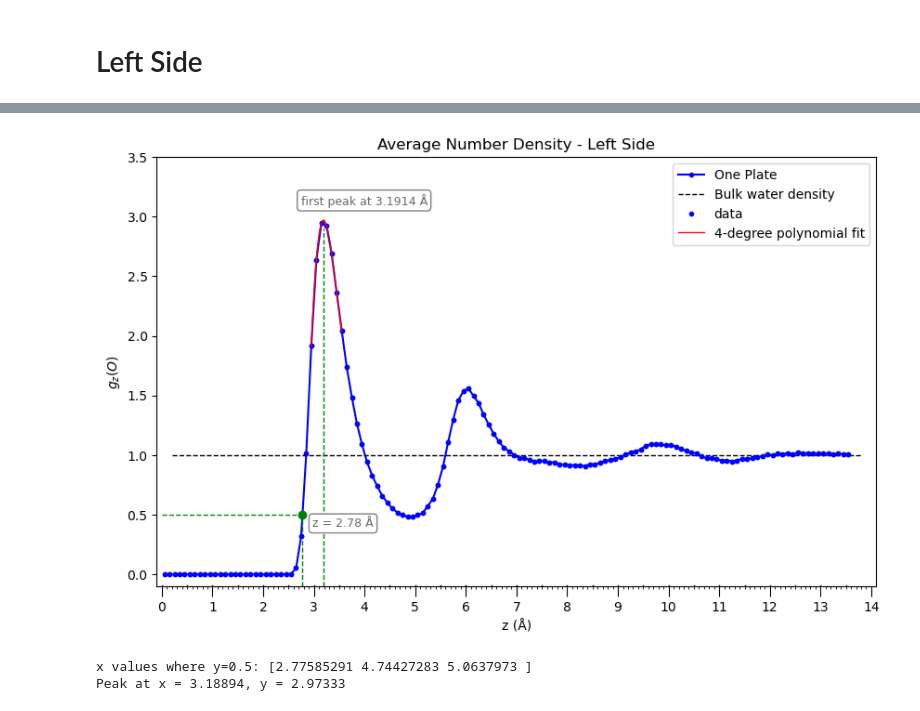
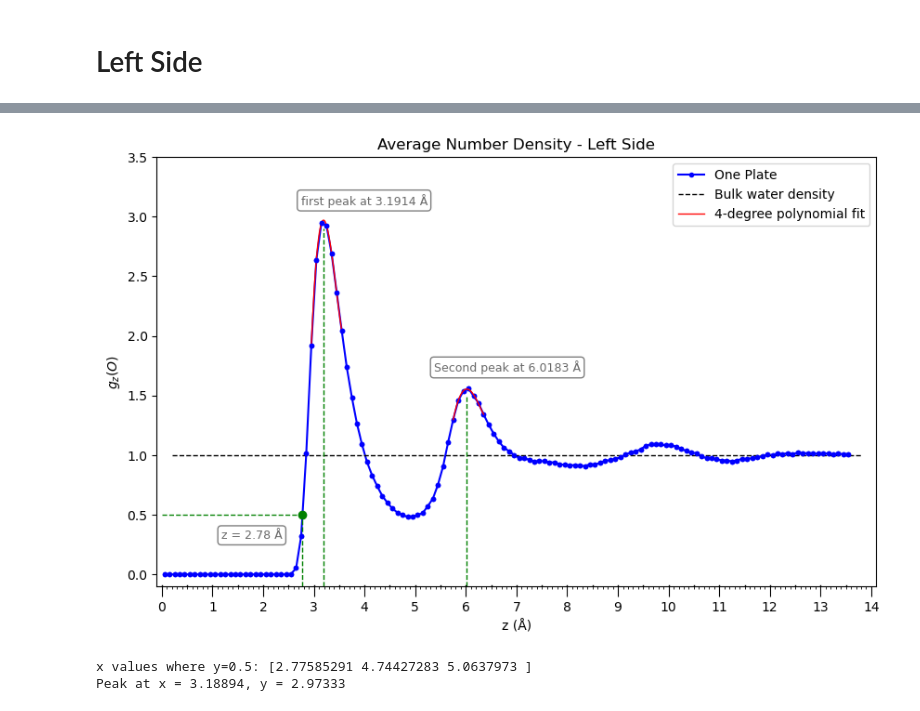
Before and after one commit to arghavanvg/hydrophobic-plates-analysis, a Jupyter notebook: gZ-one-plate-plot.ipynb, the cells around one changed output, grey strips where cells are left out. Saved outputs shown, nothing was run; the diff lists cells and outputs as text; code cells hidden in the pictures.

Commit message:
add one plate 2nd peak

```diff
--- a/gZ-one-plate-plot.ipynb
+++ b/gZ-one-plate-plot.ipynb
@@ -41,58 +41,13 @@ plt.vlines(x=x_for_half[0], ymin=-0.1, ymax=0.5, color='green', linestyle='--',
 plt.scatter(x_for_half[0], [half_density], color='green', zorder=3)
 
 
-plt.text(x_for_half[0] + 0.8, 0.4, f"z = {x_for_half[0]:.2f} Å", ha='center', fontsize=9, color='dimgrey',
+plt.text(x_for_half[0] - 1, 0.3, f"z = {x_for_half[0]:.2f} Å", ha='center', fontsize=9, color='dimgrey',
             bbox=dict(facecolor='white', edgecolor='gray', boxstyle='round,pad=0.3'))
 
-# ------------------------ Gaussian Fit to Peaks ------------------------
+# --------------------------- Polynomial Fit ---------------------------
 
-# def gaussian(x, a, x0, sigma):
-#     return a * np.exp(-((x - x0)**2) / (2 * sigma**2))
 
-# # find raw peaks
-# peak_indices, _ = find_peaks(number_density, height=1.2)
-# x_peaks_init = x[peak_indices]
-# x0_guess = x_peaks_init[0]
-# fitted_peaks = []
-# # gaussian fit
-# # for x0_guess in x_peaks_init:
-
-# # mask ±0.3 around initial peak guess
-# mask = (x > x0_guess - 0.15) & (x < x0_guess + 0.25)
-# x_fit = x[mask]
-# y_fit = number_density[mask]
-
-# # if len(x_fit) < 5:
-# #     continue
-
-# # initial guess [a, x0, sigma]
-# p0 = [np.max(y_fit), x0_guess, 0.2]
-
-# try:
-#     popt, _ = curve_fit(gaussian, x_fit, y_fit, p0=p0)
-#     a_fit, x_peak, sigma_fit = popt
-#     y_peak = gaussian(x_peak, *popt)
-
-#     # saving peak info
-#     fitted_peaks.append((x_peak, y_peak))
-#     # fitting
-#     x_dense = np.linspace(x_fit.min(), x_fit.max(), 500)
-
-#     plt.plot(x_dense, gaussian(x_dense, *popt), 'tab:cyan', linewidth = 1)
-#     plt.plot(x_peak, y_peak, 'o', markersize=3, color='yellowgreen', label=f'Peak density ≈  {y_peak:.2f}')
-
-# except RuntimeError:
-#     print(f"Fit failed for peak near x = {x0_guess:.2f}")
-
-# if fitted_peaks:
-#     z1, y1 = fitted_peaks[0]
-
-#     plt.hlines(y=y1, xmin=0, xmax=z1, color='yellowgreen', linestyle='--', linewidth=1)
-#     plt.vlines(x=z1, ymin=-0.1, ymax=y1, color='yellowgreen', linestyle='--', linewidth=1)
-#     plt.text(z1, y1 + 0.1, f"peak at {z1:.2f} Å", ha='center', fontsize=9, color='dimgrey',
-#             bbox=dict(facecolor='white', edgecolor='gray', boxstyle='round,pad=0.3'))
-
-# --------------------------- Polynomial Fit ---------------------------
+# ------------------------------- Find First Peak --------------------------------
 mask = (x >= 2.9) & (x <= 3.6)
 x_peak = x[mask]
 numdens_peak = number_density[mask]
@@ -117,7 +72,6 @@ print(f"Peak at x = {x_max:.5f}, y = {y_max:.5f}")
 
 # --- Plot ---
 x_fit = np.linspace(x_peak.min(), x_peak.max(), 200)
-plt.plot(x, number_density, 'b.', label='data')
 plt.plot(x_fit, poly(x_fit), 'r-',linewidth=1, label=f'{degree}-degree polynomial fit')
 # plt.plot(x_max, y_max+0.02, 'k.',linewidth=1, label=f'peak at {x_max:.4f} Å')
 plt.vlines(x=x_max, ymin=-0.1, ymax=2.9, color='green', linestyle='--', linewidth=1)
@@ -125,8 +79,41 @@ plt.text(x_max + 0.8, 3.1, f"first peak at {x_max:.4f} Å", ha='center', fontsiz
             bbox=dict(facecolor='white', edgecolor='gray', boxstyle='round,pad=0.3'))
 plt.xlabel('X-axis')
 plt.ylabel('Y-axis')
+
+# ------------------------------- Find Second Peak --------------------------------
+mask = (x >= 5.7) & (x <= 6.4)
+x_peak = x[mask]
+numdens_peak = number_density[mask]
+
+
+degree = 4
+coeffs = np.polyfit(x_peak, numdens_peak, deg=degree)
+poly = np.poly1d(coeffs)
+
+
+dpoly = poly.deriv() # Derivative of polynomial
+x_candidates = dpoly.r # Roots of the derivative are candidate maxima/minima
+x_candidates = x_candidates[np.isreal(x_candidates)].real # Keep only real roots within the range
+x_candidates = x_candidates[(x_candidates >= x_peak.min()) & (x_candidates <= x_peak.max())]
+
+numdens_candidates = poly(x_candidates) # Evaluate polynomial at candidates to find the maximum
+i_max = np.argmax(numdens_candidates)
+x_max = x_candidates[i_max]
+y_max = numdens_candidates[i_max]
+
+print(f"Peak at x = {x_max:.5f}, y = {y_max:.5f}")
+
+# --- Plot ---
+x_fit = np.linspace(x_peak.min(), x_peak.max(), 200)
+plt.plot(x, number_density, 'b.')
+plt.plot(x_fit, poly(x_fit), 'r-',linewidth=1)
+# plt.plot(x_max, y_max+0.02, 'k.',linewidth=1, label=f'peak at {x_max:.4f} Å')
+plt.vlines(x=x_max, ymin=-0.1, ymax=1.5, color='green', linestyle='--', linewidth=1)
+plt.text(x_max + 0.8, 1.7, f"Second peak at {x_max:.4f} Å", ha='center', fontsize=9, color='dimgrey',
+            bbox=dict(facecolor='white', edgecolor='gray', boxstyle='round,pad=0.3'))
+plt.xlabel('X-axis')
+plt.ylabel('Y-axis')
 plt.legend()
-# plt.show()
 
 
 
@@ -168,4 +156,4 @@ Peak at x = 3.19135, y = 2.96951
-[figure, old version]
+[figure, new version]
 # %%
 import matplotlib.pyplot as plt
 import matplotlib.ticker as ticker
```
Also changed, not shown: parts of 1 cell of this notebook.
